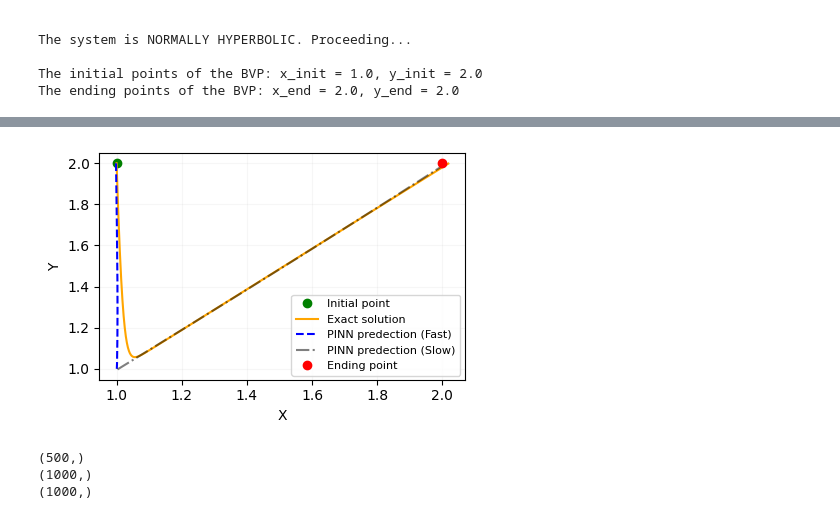
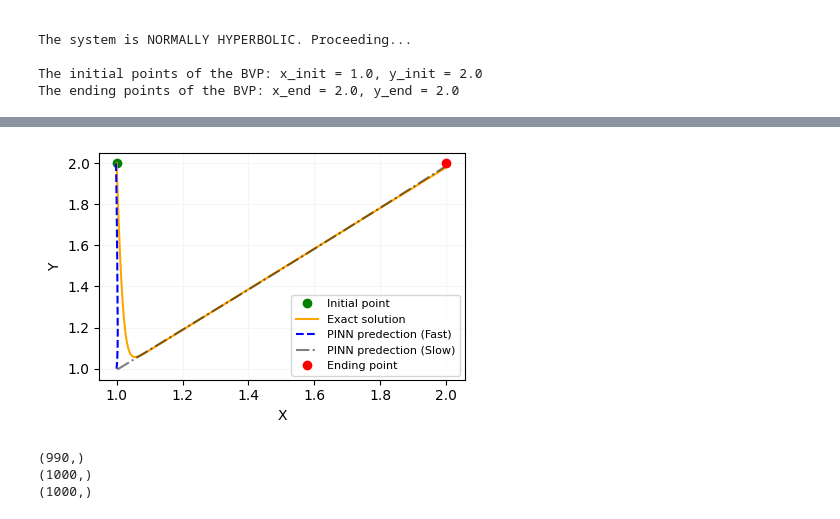
Before and after one commit to Hamid-Mofidi/PINNs_on_Multiple_timescale_dynamics, a Jupyter notebook: Reaction-Diffusion/PINN-rea-diffusion-eps0.01-error2.ipynb, the cells around one changed output, grey strips where cells are left out. Cells and saved outputs as stored; diff of their text form; code cells hidden in the pictures.

```diff
--- a/Reaction-Diffusion/PINN-rea-diffusion-eps0.01-error2.ipynb
+++ b/Reaction-Diffusion/PINN-rea-diffusion-eps0.01-error2.ipynb
@@ -75,7 +75,7 @@ def slow_system(y, tau, eps):
     return [dxdtau, dydtau]
 
 
-eps = 0.001
+eps = 0.01
 
 
 x_init, y_init = 1 + 0 * eps, 2.0 - 0 * eps
@@ -109,7 +109,7 @@ def Exact_solution(t, eps, x_init, y_init):
 
     return x_exact, y_exact
 
-x_exact, y_exact = Exact_solution(0.02 *t, eps, x_init, y_init)
+x_exact, y_exact = Exact_solution(0.01 *t, eps, x_init, y_init)
 
 
 
@@ -313,36 +313,36 @@ Epoch 99000, Total Loss: 0.0011933415068864392
 fig = plt.figure(figsize=(4.5, 3))
 ax = fig.add_subplot(111)
 
 ax.plot(x_init, y_init, 'go', label='Initial point')
 
-ax.plot(x_exact[:-500], y_exact[:-500], '-', color='orange', label='Exact solution')
+ax.plot(x_exact[:-10], y_exact[:-10], '-', color='orange', label='Exact solution')
 
 
 ax.plot(x_pred_fast, y_pred_fast, 'b--', label='PINN predection (Fast)')
 
 ax.plot(x_pred_slow , y_pred_slow , 'k-.', label='PINN predection (Slow)', alpha=0.5)
 ax.plot(x_end, y_end, 'ro', label='Ending point')
 
 
 ax.set_xlabel('X')
 ax.set_ylabel('Y')
 ax.legend()
 #ax.invert_yaxis()
 plt.grid(True, alpha=0.1)
 
 ax.legend(prop={'size': 8}, bbox_to_anchor=(0.51, 0.4))
 
 plt.tight_layout()
 plt.show()
 
-shape_x_exact = x_exact[:-500].shape
+shape_x_exact = x_exact[:-10].shape
 print(shape_x_exact)
 shape_x_pred_fast = x_pred_fast.shape
 print(shape_x_pred_fast)
 shape_x_pred_slow = x_pred_slow.shape
 print(shape_x_pred_slow)
 # %% [output]
-[figure, old version]
+[figure, new version]
-(500,)
+(990,)
 (1000,)
 (1000,)
```
Also changed, not shown: parts of 11 cells of this notebook.
